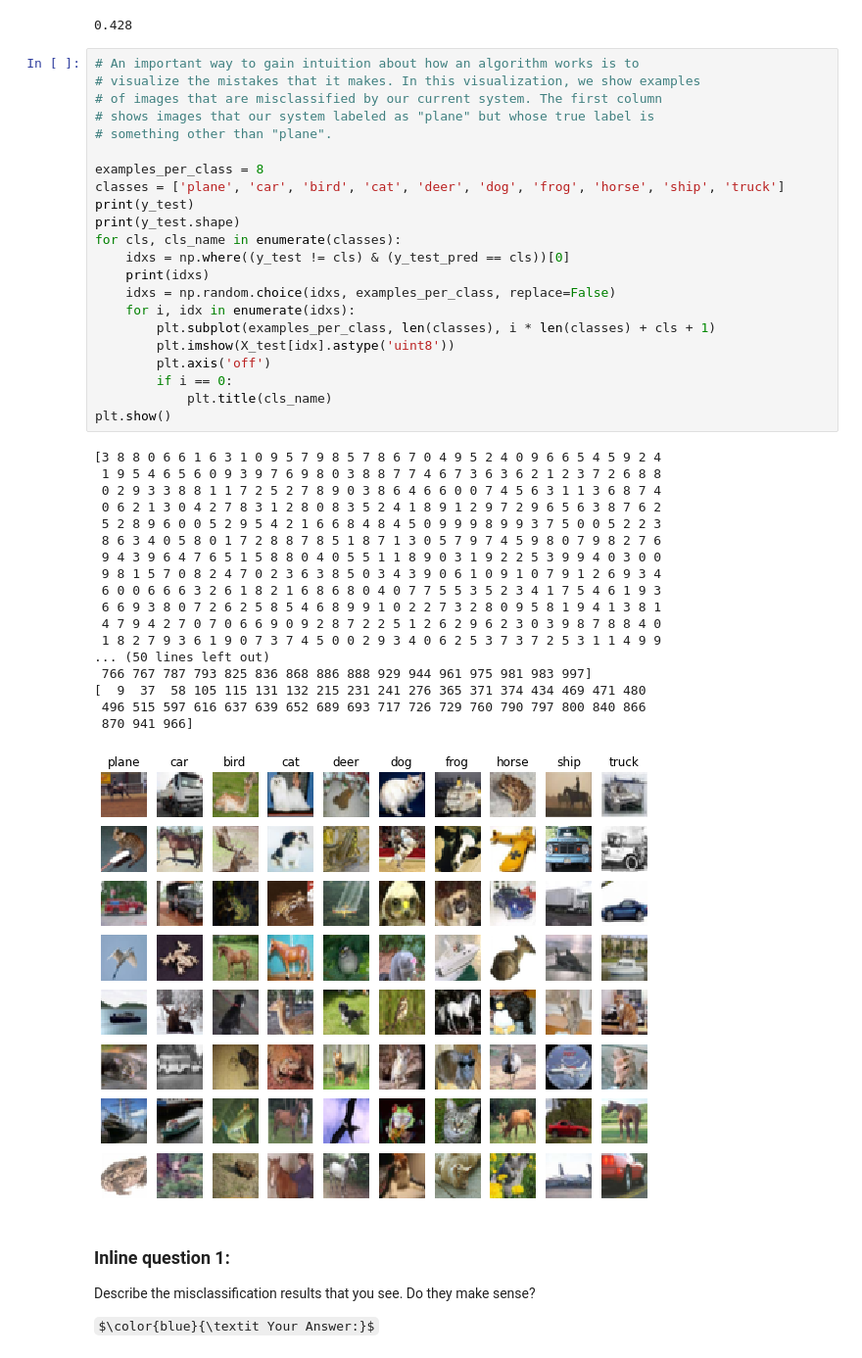
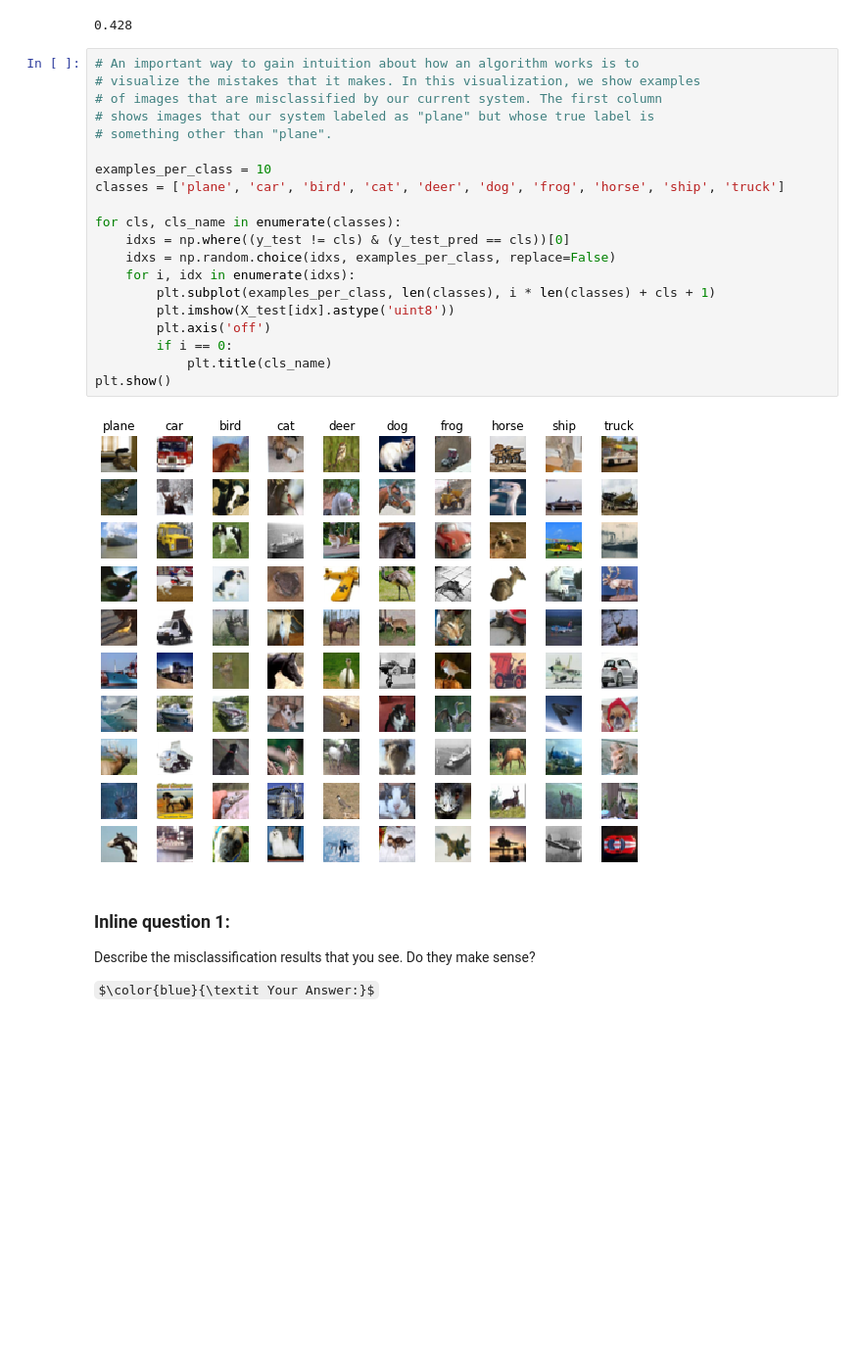
Before and after one commit to baichuanzhou/cs231n, a Jupyter notebook: assignments/assignment1/features.ipynb, the cells around one changed output. Shown: that part at 98% size. Saved outputs shown, nothing was run; the diff lists cells and outputs as text; some formulas as TeX source; blank space fills up the shorter version.

```diff
--- a/assignments/assignment1/features.ipynb
+++ b/assignments/assignment1/features.ipynb
@@ -218,44 +218,25 @@ print(test_accuracy)
 # %%
 # An important way to gain intuition about how an algorithm works is to
 # visualize the mistakes that it makes. In this visualization, we show examples
 # of images that are misclassified by our current system. The first column
 # shows images that our system labeled as "plane" but whose true label is
 # something other than "plane".
 
-examples_per_class = 8
+examples_per_class = 10
 classes = ['plane', 'car', 'bird', 'cat', 'deer', 'dog', 'frog', 'horse', 'ship', 'truck']
-print(y_test)
-print(y_test.shape)
+
 for cls, cls_name in enumerate(classes):
     idxs = np.where((y_test != cls) & (y_test_pred == cls))[0]
-    print(idxs)
     idxs = np.random.choice(idxs, examples_per_class, replace=False)
     for i, idx in enumerate(idxs):
         plt.subplot(examples_per_class, len(classes), i * len(classes) + cls + 1)
         plt.imshow(X_test[idx].astype('uint8'))
         plt.axis('off')
         if i == 0:
             plt.title(cls_name)
 plt.show()
 # %% [output]
-[3 8 8 0 6 6 1 6 3 1 0 9 5 7 9 8 5 7 8 6 7 0 4 9 5 2 4 0 9 6 6 5 4 5 9 2 4
- 1 9 5 4 6 5 6 0 9 3 9 7 6 9 8 0 3 8 8 7 7 4 6 7 3 6 3 6 2 1 2 3 7 2 6 8 8
- 0 2 9 3 3 8 8 1 1 7 2 5 2 7 8 9 0 3 8 6 4 6 6 0 0 7 4 5 6 3 1 1 3 6 8 7 4
- 0 6 2 1 3 0 4 2 7 8 3 1 2 8 0 8 3 5 2 4 1 8 9 1 2 9 7 2 9 6 5 6 3 8 7 6 2
- 5 2 8 9 6 0 0 5 2 9 5 4 2 1 6 6 8 4 8 4 5 0 9 9 9 8 9 9 3 7 5 0 0 5 2 2 3
- 8 6 3 4 0 5 8 0 1 7 2 8 8 7 8 5 1 8 7 1 3 0 5 7 9 7 4 5 9 8 0 7 9 8 2 7 6
- 9 4 3 9 6 4 7 6 5 1 5 8 8 0 4 0 5 5 1 1 8 9 0 3 1 9 2 2 5 3 9 9 4 0 3 0 0
- 9 8 1 5 7 0 8 2 4 7 0 2 3 6 3 8 5 0 3 4 3 9 0 6 1 0 9 1 0 7 9 1 2 6 9 3 4
- 6 0 0 6 6 6 3 2 6 1 8 2 1 6 8 6 8 0 4 0 7 7 5 5 3 5 2 3 4 1 7 5 4 6 1 9 3
- 6 6 9 3 8 0 7 2 6 2 5 8 5 4 6 8 9 9 1 0 2 2 7 3 2 8 0 9 5 8 1 9 4 1 3 8 1
- 4 7 9 4 2 7 0 7 0 6 6 9 0 9 2 8 7 2 2 5 1 2 6 2 9 6 2 3 0 3 9 8 7 8 8 4 0
- 1 8 2 7 9 3 6 1 9 0 7 3 7 4 5 0 0 2 9 3 4 0 6 2 5 3 7 3 7 2 5 3 1 1 4 9 9
-... (50 lines left out)
- 766 767 787 793 825 836 868 886 888 929 944 961 975 981 983 997]
-[  9  37  58 105 115 131 132 215 231 241 276 365 371 374 434 469 471 480
- 496 515 597 616 637 639 652 689 693 717 726 729 760 790 797 800 840 866
- 870 941 966]
-[figure, old version]
+[figure, new version]
 # %% [markdown]
 ### Inline question 1:
 Describe the misclassification results that you see. Do they make sense?
```
